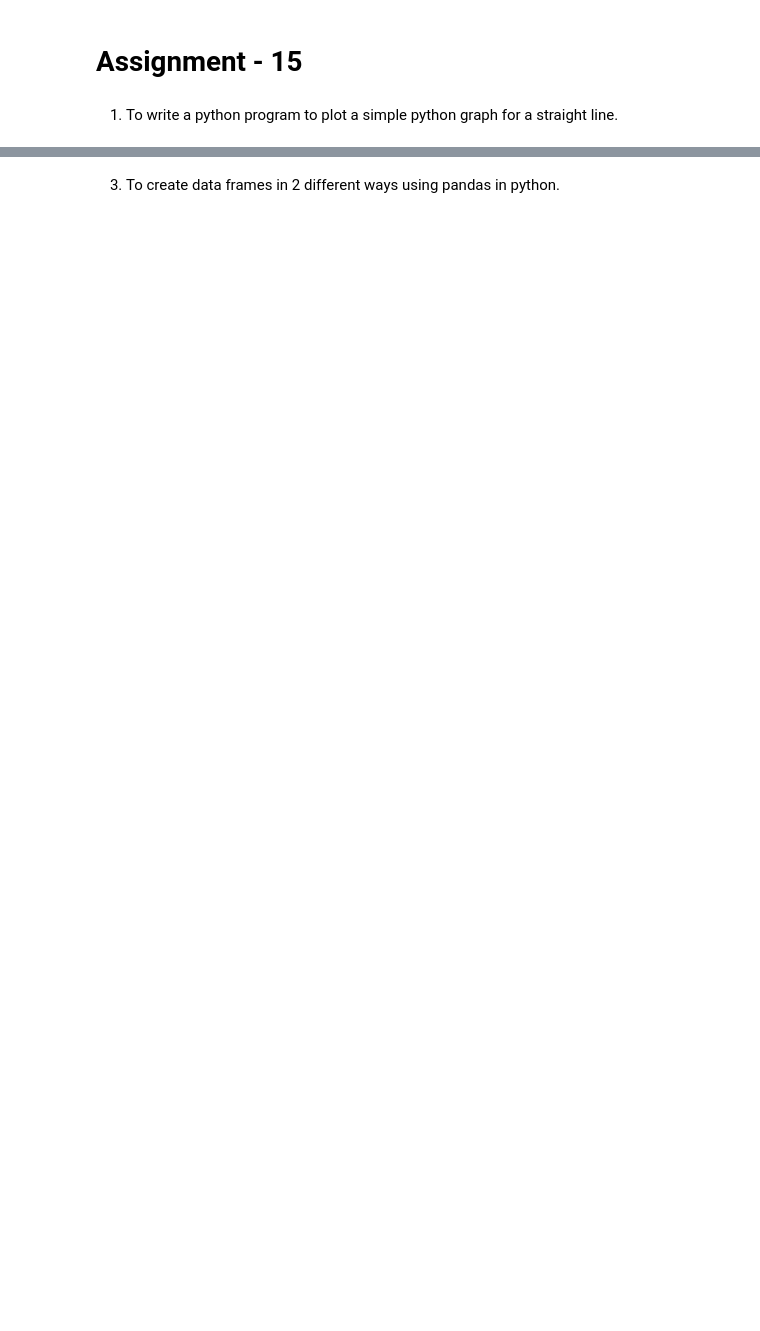
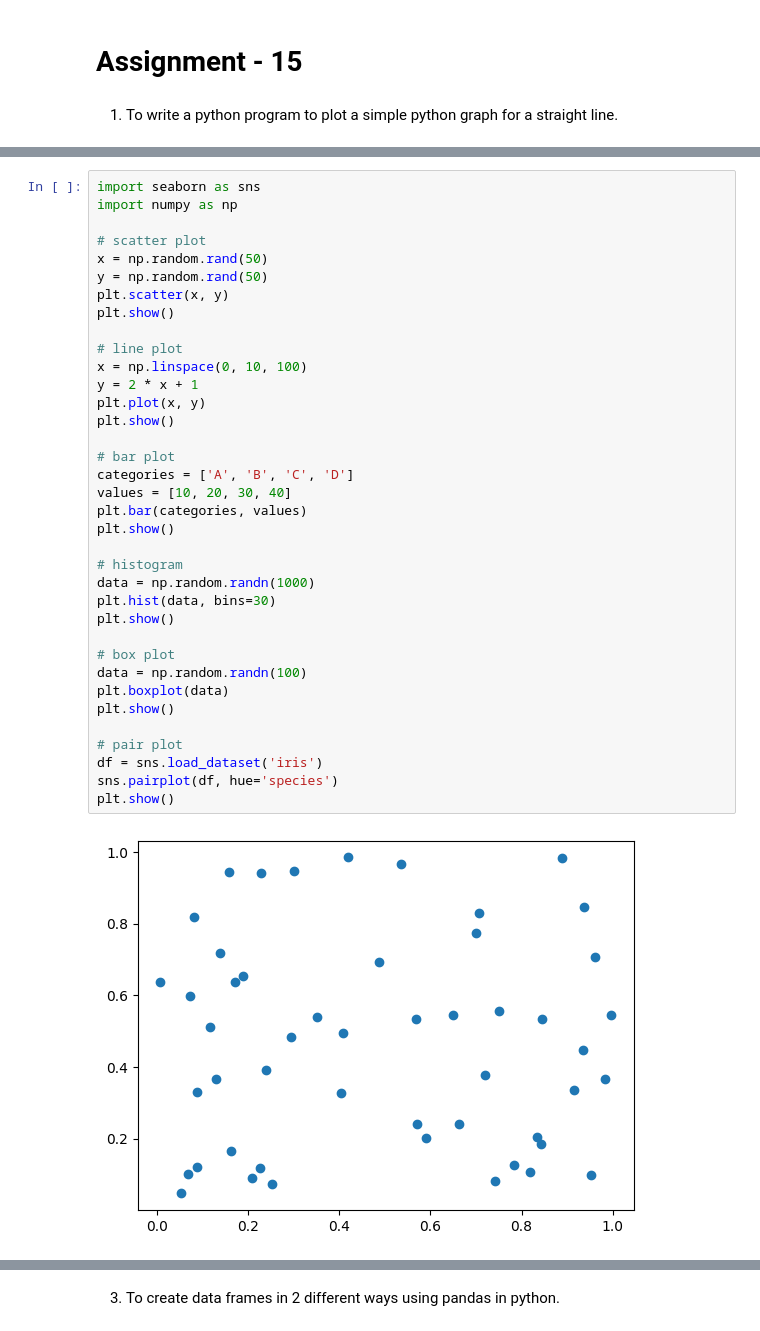
Before and after one commit to Dcoding15/PYTHON, a Jupyter notebook: Untitled0.ipynb, the cells around one changed output, grey strips where cells are left out. Cells and saved outputs as stored; diff of their text form; blank space fills up the shorter version.

```diff
--- a/Untitled0.ipynb
+++ b/Untitled0.ipynb
@@ -1374,0 +1778,38 @@ Implement the following Searching and Sorting techniques in Python by using func
+# %%
+import seaborn as sns
+import numpy as np
+
+# scatter plot
+x = np.random.rand(50)
+y = np.random.rand(50)
+plt.scatter(x, y)
+plt.show()
+
+# line plot
+x = np.linspace(0, 10, 100)
+y = 2 * x + 1
+plt.plot(x, y)
+plt.show()
+
+# bar plot
+categories = ['A', 'B', 'C', 'D']
+values = [10, 20, 30, 40]
+plt.bar(categories, values)
+plt.show()
+
+# histogram
+data = np.random.randn(1000)
+plt.hist(data, bins=30)
+plt.show()
+
+# box plot
+data = np.random.randn(100)
+plt.boxplot(data)
+plt.show()
+
+# pair plot
+df = sns.load_dataset('iris')
+sns.pairplot(df, hue='species')
+plt.show()
+# %% [output]
+[figure, added]
```
Also changed, not shown: parts of 37 cells of this notebook.
